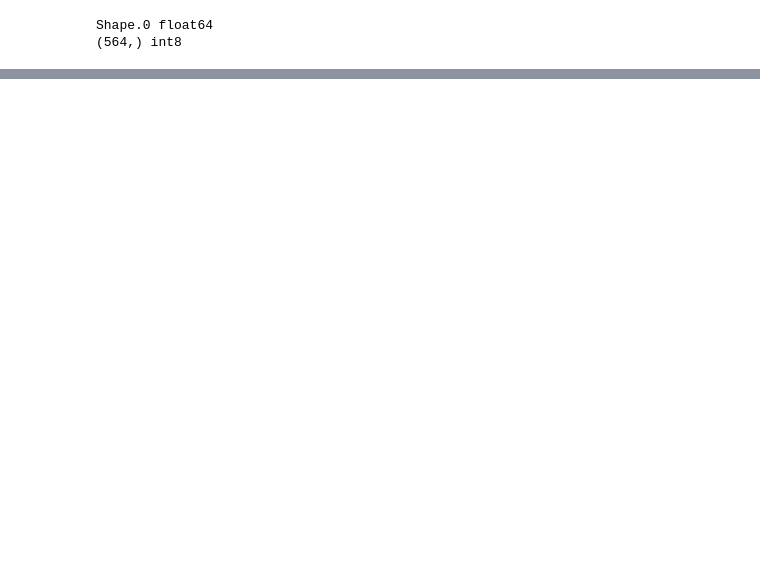
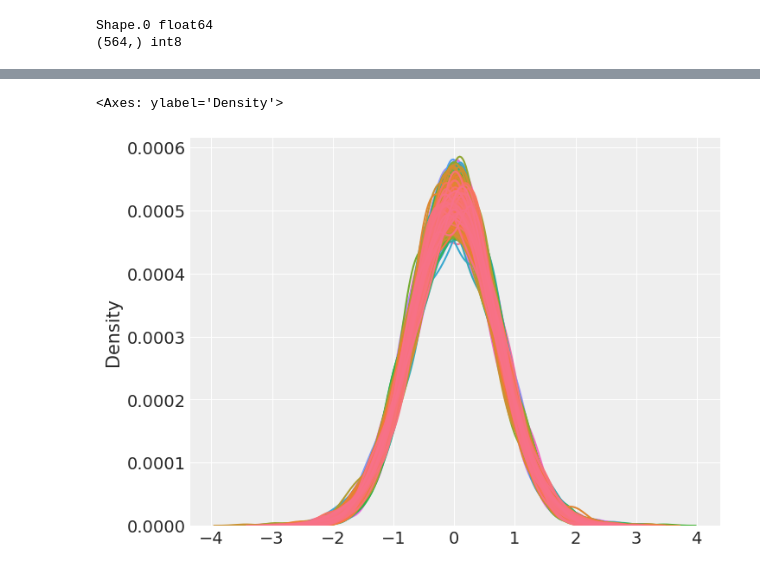
Before and after one commit to pscicluna/LMC_Machine_Learning, a Jupyter notebook: src/lmc_machine_learning/test_model.ipynb, the cells around one changed output, grey strips where cells are left out. Drawn from its saved outputs; the diff is of its cells as text; code cells hidden in the pictures; blank space fills up the shorter version.

```diff
--- a/src/lmc_machine_learning/test_model.ipynb
+++ b/src/lmc_machine_learning/test_model.ipynb
@@ -315,0 +405,8 @@ print(tracker['mean'][0].shape, tracker['std'][0].shape)
+# %%
+advi_sample = advi.approx.sample(1000)
+
+print(advi_sample)
+print(advi_sample.posterior)
+#plot the samples
+import arviz as az
+az.summary(advi_sample)
@@ -315,0 +445,5 @@ print(tracker['mean'][0].shape, tracker['std'][0].shape)
+# %%
+sns.kdeplot(advi_sample.posterior["true_inputs_unobserved"].values[0], legend=False)
+# %% [output]
+<Axes: ylabel='Density'>
+[figure, added]
```
Also changed, not shown: parts of 23 cells of this notebook.
